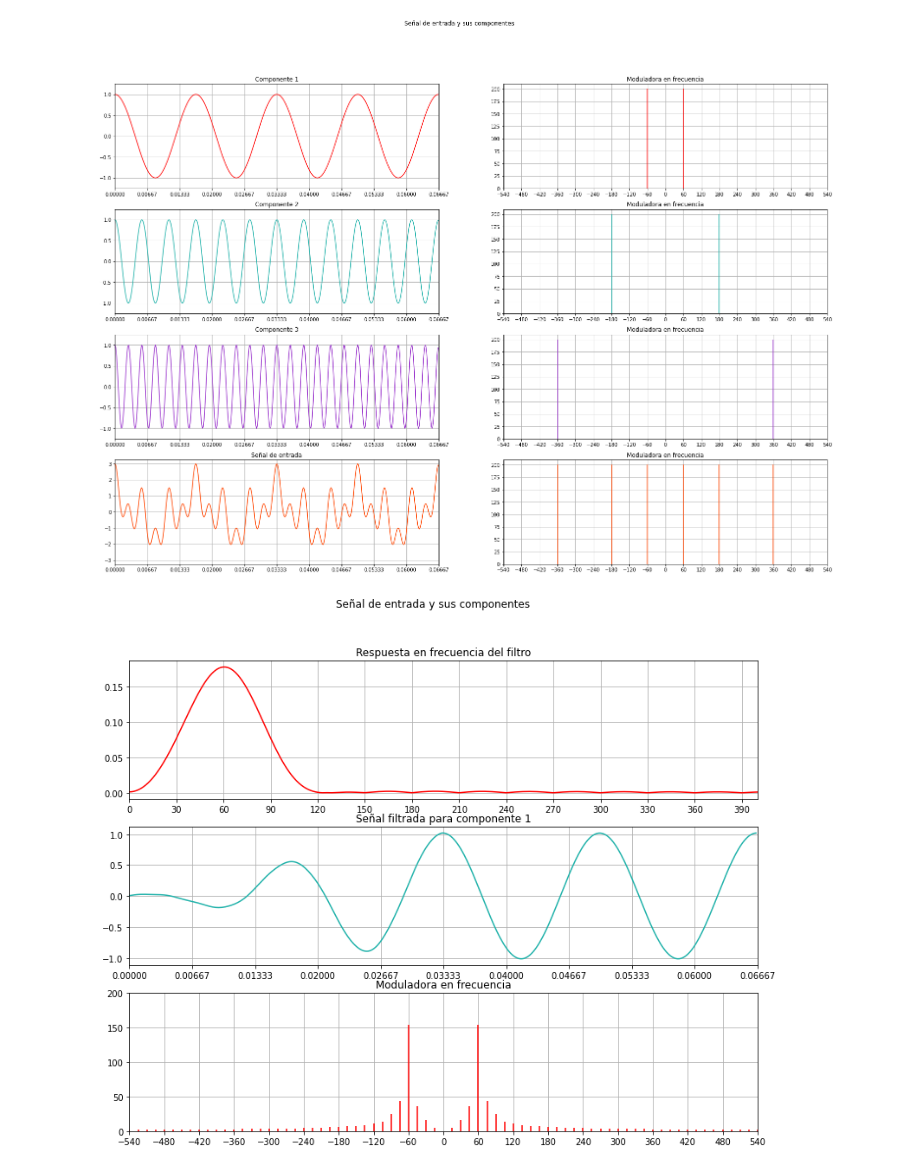
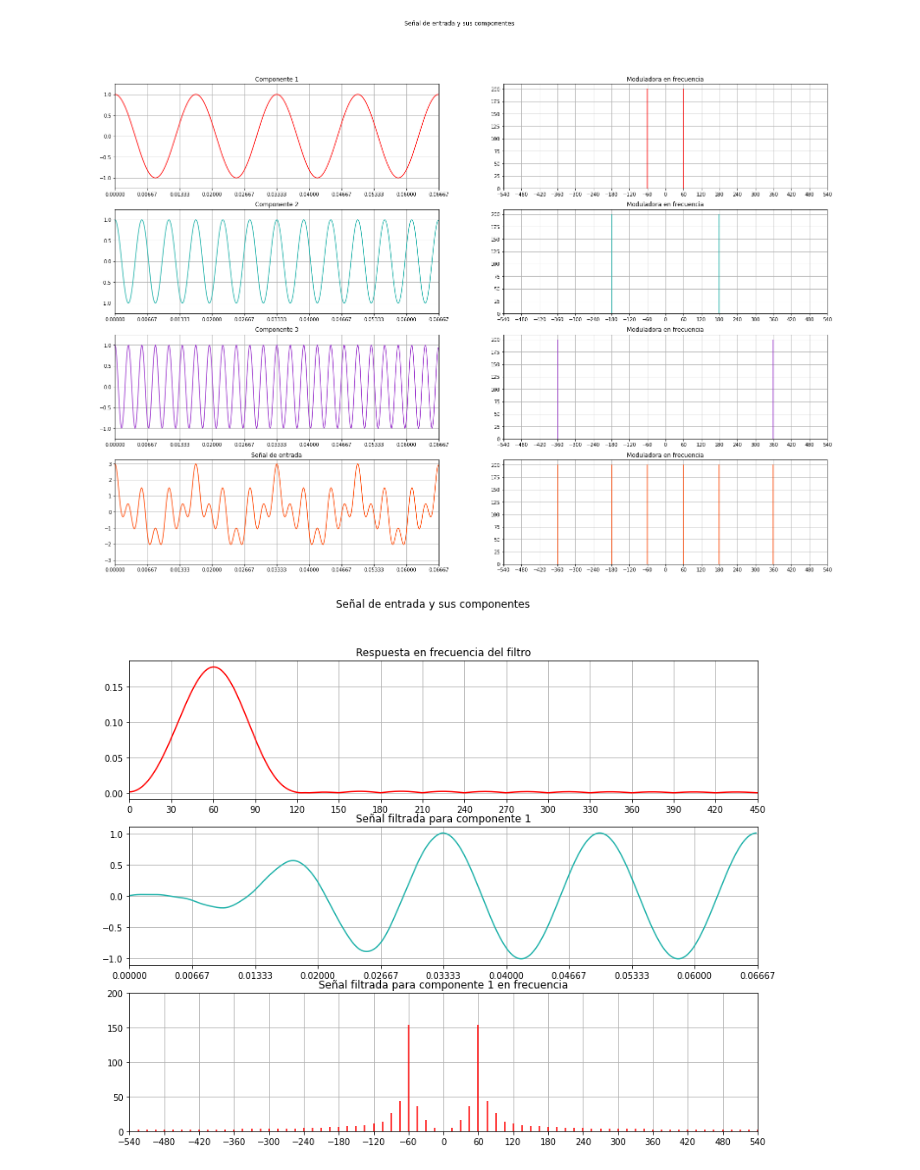
Before and after one commit to ChristopherMoralesA/Lab-Tarea-7, a Jupyter notebook: Lab_Tarea_7.ipynb, the cells around one changed output. Saved outputs shown, nothing was run; the diff lists cells and outputs as text; code cells hidden in the pictures.

```diff
--- a/Lab_Tarea_7.ipynb
+++ b/Lab_Tarea_7.ipynb
@@ -26,9 +26,12 @@ def plotfft(func):
 # Señal de entrada (60Hz, 150Hz, 300Hz)
 #------------------------------------------------
 t = arange(nsamples) / sample_rate
-x1 = cos(2*pi*60*t)
-x2 = cos(2*pi*180*t)
-x3 = cos(2*pi*360*t)
+f1 = 60
+f2 = 180
+f3 = 360
+x1 = cos(2*pi*f1*t)
+x2 = cos(2*pi*f2*t)
+x3 = cos(2*pi*f3*t)
 x = x1 + x2 + x3
 
 #Plot de las señales
@@ -97,40 +100,40 @@ def bandpass_firwin(ntaps, lowcut, highcut, fs=sample_rate, window='hamming'):
     taps = firwin(ntaps, [lowcut, highcut], nyq=nyq, pass_zero=False,
                   window=window, scale=False)
     return taps
 
 # Sample rate and desired cutoff frequencies (in Hz).
-lowcut = 55
-highcut = 65
+lowcut1 = f1-5
+highcut1 = f1+5
 
 ntaps = 200
-taps_hamming = bandpass_firwin(ntaps, lowcut, highcut, fs=sample_rate)
+taps_hamming1 = bandpass_firwin(ntaps, lowcut1, highcut1, fs=sample_rate)
 # Use lfilter to filter x with the FIR filter.
-filtered_x = 5.71*lfilter(taps_hamming, 1.0, x)
+filtered_x1 = 5.71*lfilter(taps_hamming1, 1.0, x)
 
 
 #Plot de las señales
 fig1, axs = plt.subplots(3,1,figsize=(13,10))
 fig1.suptitle('Señal de entrada y sus componentes')
 
-w, h = freqz(taps_hamming, 1, worN=2000)
+w, h = freqz(taps_hamming1, 1, worN=2000)
 axs[0].plot((sample_rate * 0.5 / np.pi) * w,abs(h),color='red')
 axs[0].set_title('Respuesta en frecuencia del filtro')
-axs[0].set(xlim=(0,400))
+axs[0].set(xlim=(0,450))
 axs[0].xaxis.set_major_locator(MultipleLocator(30))
 axs[0].grid()
 
-axs[1].plot(t,filtered_x,color='lightseagreen')
+axs[1].plot(t,filtered_x1,color='lightseagreen')
 axs[1].set_title('Señal filtrada para componente 1')
 axs[1].set(xlim=(0,T))
 axs[1].xaxis.set_major_locator(MultipleLocator(T/10))
 axs[1].grid()
 
-Mtf, M = plotfft(filtered_x)
+Mtf, M = plotfft(filtered_x1)
 axs[2].set(xlim=(-100,100),ylim=(0,200),xticks=(range(-540,580,60)))
 axs[2].vlines(Mtf,0,np.abs(M),color='red')
-axs[2].set_title('Moduladora en frecuencia')
+axs[2].set_title('Señal filtrada para componente 1 en frecuencia')
 axs[2].grid()
 
 plt.show()
 # %% [output]
-[figure, old version]
+[figure, new version]
```
Also changed, not shown: parts of 3 cells of this notebook.
